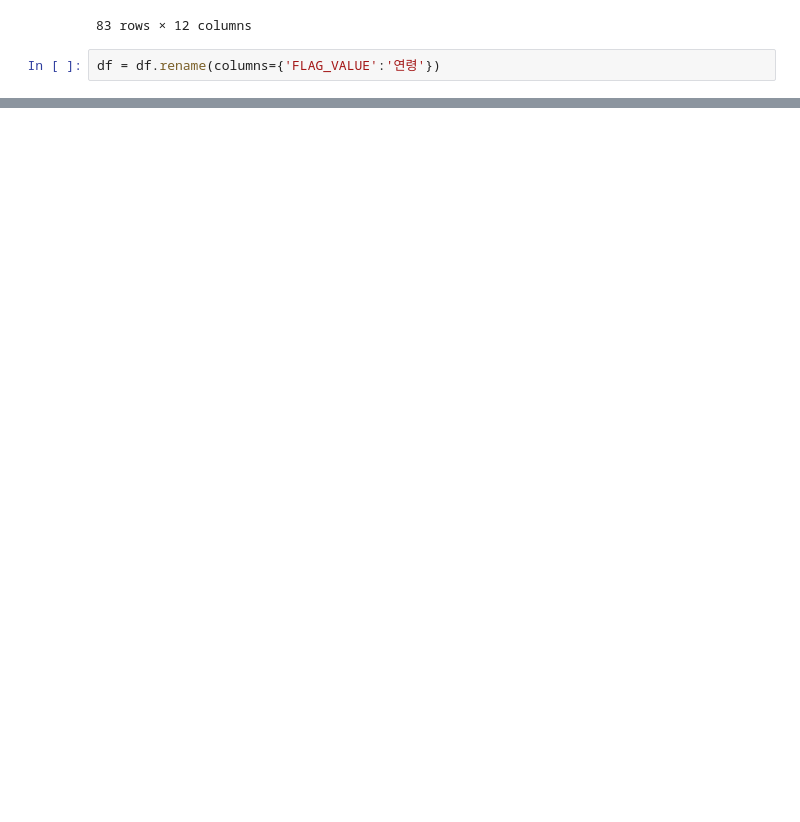
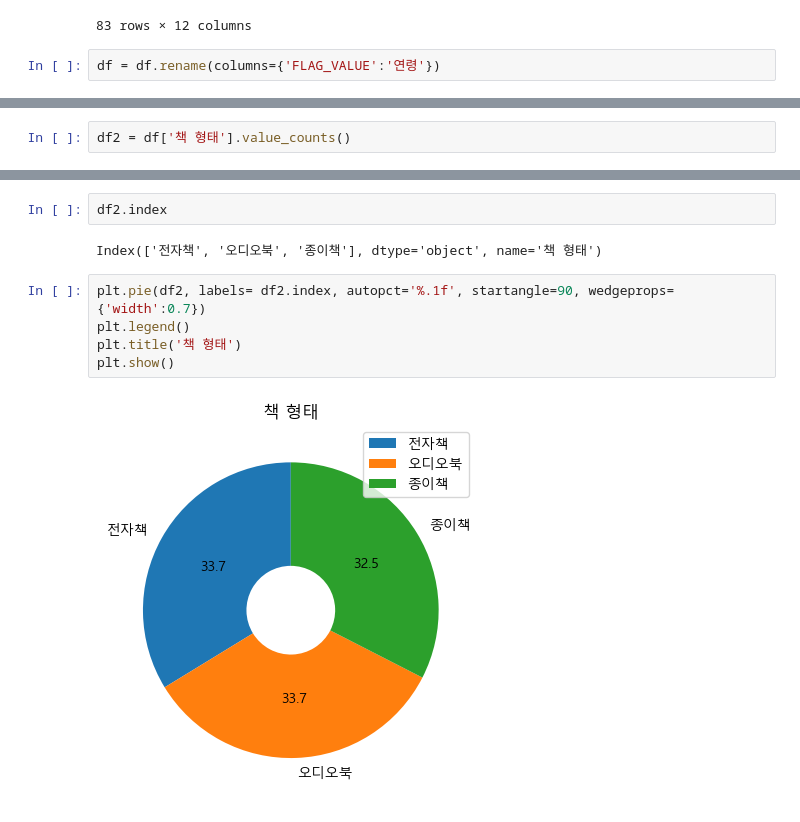
Before and after one commit to YoonGeonSON/streamlit-read-book, a Jupyter notebook: grade_read_book.ipynb, the cells around one changed output, grey strips where cells are left out. Drawn from its saved outputs; the diff is of its cells as text; blank space fills up the shorter version.

```diff
--- a/grade_read_book.ipynb
+++ b/grade_read_book.ipynb
@@ -187,0 +181,2 @@ df
+# %%
+df2 = df['책 형태'].value_counts()
@@ -187,0 +199,11 @@ df
+# %%
+df2.index
+# %% [output]
+Index(['전자책', '오디오북', '종이책'], dtype='object', name='책 형태')
+# %%
+plt.pie(df2, labels= df2.index, autopct='%.1f', startangle=90, wedgeprops= {'width':0.7})
+plt.legend()
+plt.title('책 형태')
+plt.show()
+# %% [output]
+[figure, added]
```
Also changed, not shown: parts of 9 cells of this notebook, 4 other files.
